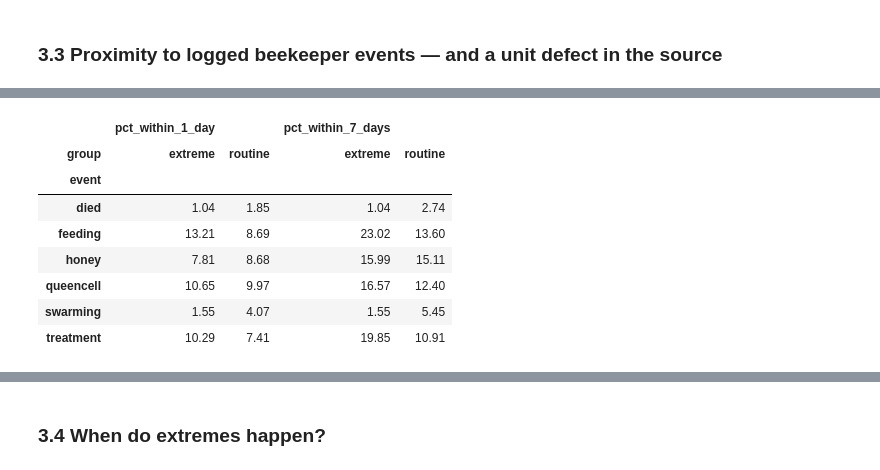
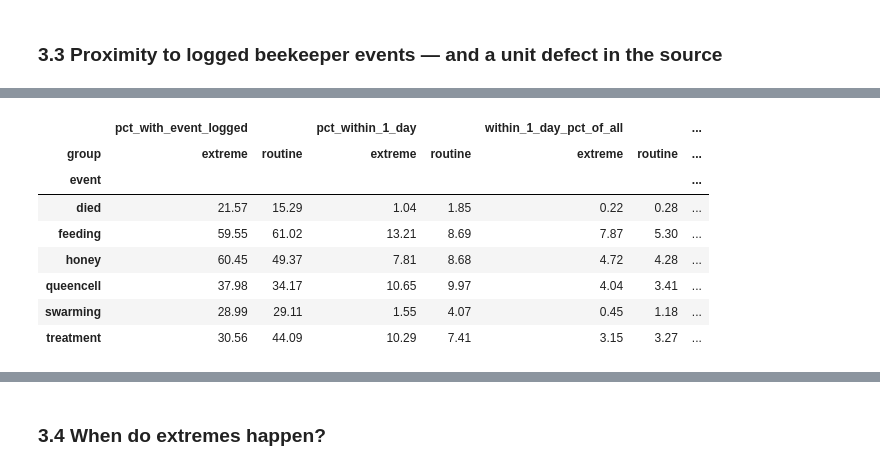
Before and after one commit to stephfn/honey-yield-predictive-model, a Jupyter notebook: Milestone_4_Stephanie_Review.ipynb, the cells around one changed output, grey strips where cells are left out. Saved outputs shown, nothing was run; the diff lists cells and outputs as text; code cells hidden in the pictures.

```diff
--- a/Milestone_4_Stephanie_Review.ipynb
+++ b/Milestone_4_Stephanie_Review.ipynb
@@ -275,16 +302,31 @@ To improve comparability, the Milestone 4 workflow evaluates the units represent
 # %%
 proximity = show("extremes_event_proximity.csv")
-comparison = proximity.pivot(index="event", columns="group",
-                             values=["pct_within_1_day", "pct_within_7_days"]).round(2)
+
+# The published percentages divide by the rows that carry a logged event of that type,
+# not by every row in the group. Logging coverage is itself different between the two
+# groups -- 30.6% of extremes carry a logged treatment event against 44.1% of routine
+# rows -- so that denominator selects as well as measures. Recompute against all rows.
+proximity["within_1_day_n"] = (
+    proximity.pct_within_1_day * proximity.n_with_event_logged / 100
+).round().astype(int)
+proximity["within_1_day_pct_of_all"] = (
+    100 * proximity.within_1_day_n / proximity.n_rows
+).round(2)
+
+comparison = proximity.pivot(
+    index="event", columns="group",
+    values=["pct_with_event_logged", "pct_within_1_day",
+            "within_1_day_pct_of_all", "within_1_day_n"],
+)
 display(comparison)
 # %% [output]
-|  | pct_within_1_day |  | pct_within_7_days |  |
-| group | extreme | routine | extreme | routine |
-| event |  |  |  |  |
-| died | 1.04 | 1.85 | 1.04 | 2.74 |
-| feeding | 13.21 | 8.69 | 23.02 | 13.60 |
-| honey | 7.81 | 8.68 | 15.99 | 15.11 |
-| queencell | 10.65 | 9.97 | 16.57 | 12.40 |
-| swarming | 1.55 | 4.07 | 1.55 | 5.45 |
-| treatment | 10.29 | 7.41 | 19.85 | 10.91 |
+|  | pct_with_event_logged |  | pct_within_1_day |  | within_1_day_pct_of_all |  | ... |
+| group | extreme | routine | extreme | routine | extreme | routine | ... |
+| event |  |  |  |  |  |  | ... |
+| died | 21.57 | 15.29 | 1.04 | 1.85 | 0.22 | 0.28 | ... |
+| feeding | 59.55 | 61.02 | 13.21 | 8.69 | 7.87 | 5.30 | ... |
+| honey | 60.45 | 49.37 | 7.81 | 8.68 | 4.72 | 4.28 | ... |
+| queencell | 37.98 | 34.17 | 10.65 | 9.97 | 4.04 | 3.41 | ... |
+| swarming | 28.99 | 29.11 | 1.55 | 4.07 | 0.45 | 1.18 | ... |
+| treatment | 30.56 | 44.09 | 10.29 | 7.41 | 3.15 | 3.27 | ... |
 # %% [markdown]
```
Also changed, not shown: parts of 23 cells of this notebook, 3 other files.
